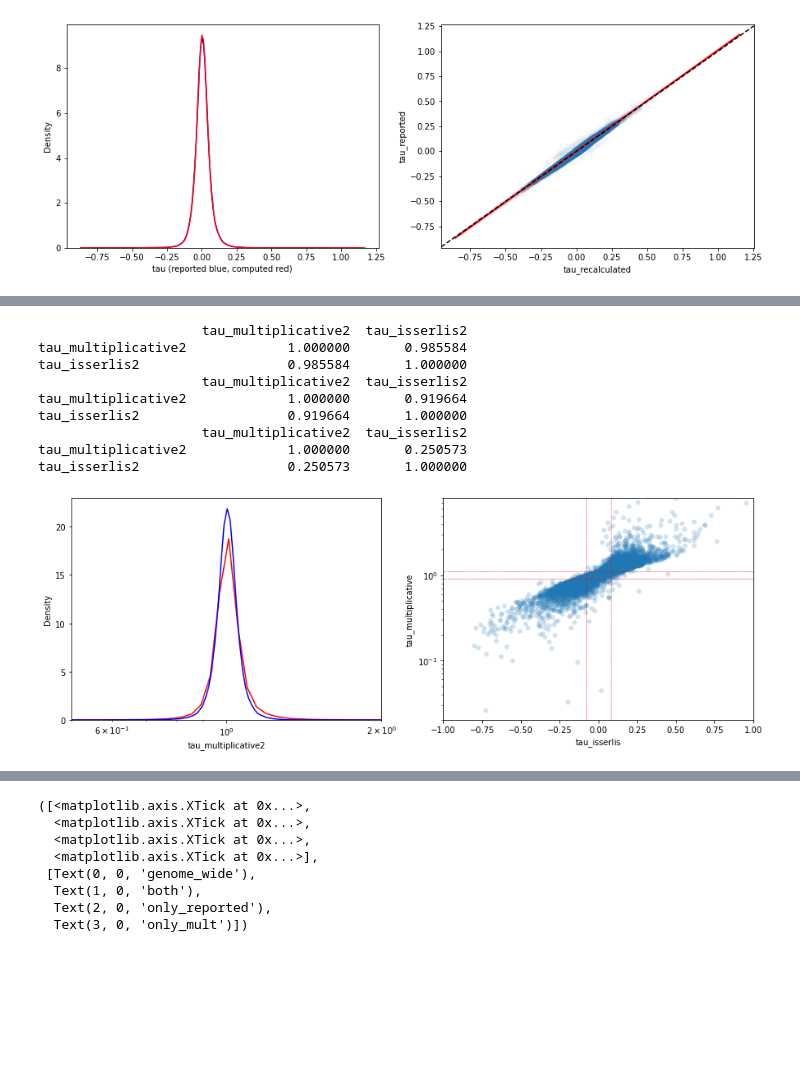
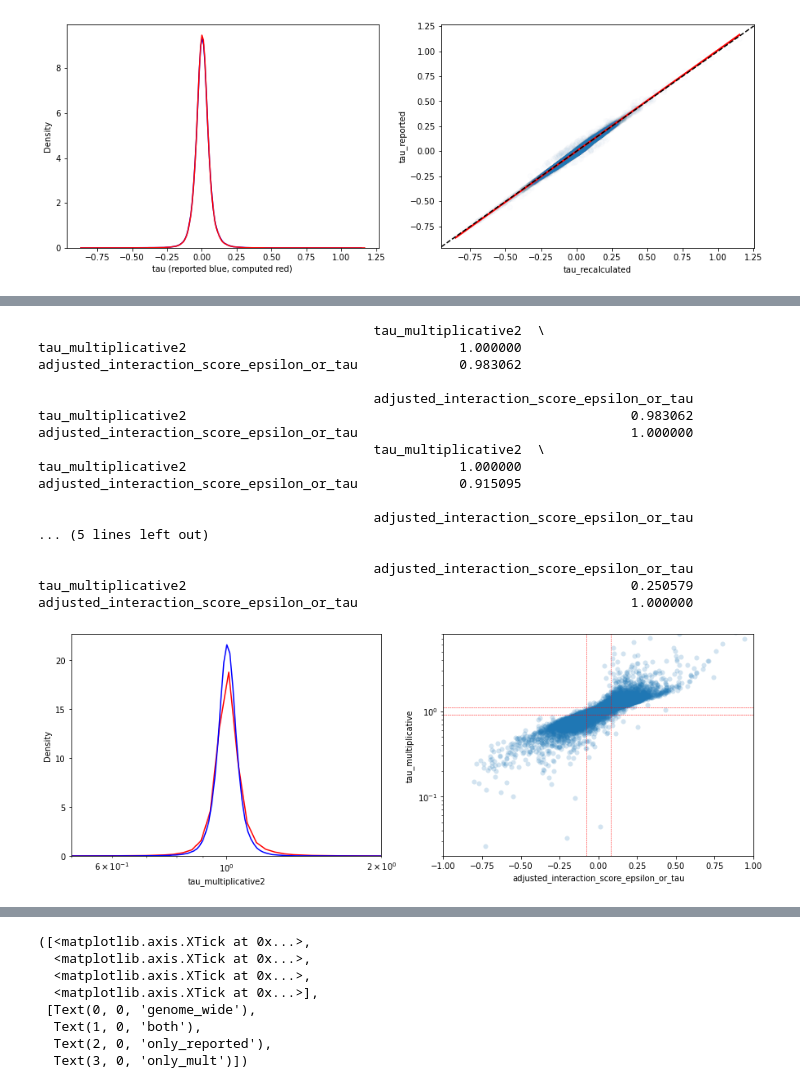
Before and after one commit to brian-arnold/epistasis_reanalysis, a Jupyter notebook: yeast_screens/Kuzmin2020.ipynb, the cells around one changed output, grey strips where cells are left out. Drawn from its saved outputs; the diff is of its cells as text; code cells hidden in the pictures; blank space fills up the shorter version.

```diff
--- a/yeast_screens/Kuzmin2020.ipynb
+++ b/yeast_screens/Kuzmin2020.ipynb
@@ -465 +233,18 @@ else:
+# %%
+# This logical switch is used to change all downstream analyses
+
+use_reported_double_mutant_fitnesses = False
+compare_to_reported_values = True # if False, compare instead to values recalculated with isserlis formula
+
+if use_reported_double_mutant_fitnesses:
+    multiplicative = "tau_multiplicative"
+    isserlis = "tau_isserlis"
+else:
+    multiplicative = "tau_multiplicative2"
+    isserlis = "tau_isserlis2"
+
+if compare_to_reported_values:
+    compare = "adjusted_interaction_score_epsilon_or_tau"
+else:
+    compare = isserlis
 # %%
@@ -485,45 +276,49 @@ confirming (should be 0.08): 0.07998704170448599
 corresponding cutoffs for multiplicative model:  0.9051323011432824 1.1071547776828774
 corresponding cutoffs for isserlis model:  -0.07906997897906282 0.07887639643511797
 # %%
+# How do multiplicative values compare to
+
 fig, axs = plt.subplots(ncols=2, figsize=(15,5))
 
 bw_param =10
 p = sns.kdeplot(df[multiplicative], ax = axs[0], color="red", log_scale=True)
-p = sns.kdeplot(df[isserlis]+1, ax = axs[0], color="blue")
+# add one so distributions are more comparable
+p = sns.kdeplot(df[compare]+1, ax = axs[0], color="blue")
 axs[0].set_xlim(0.5,2)
 
-p = sns.scatterplot(x=df[isserlis],
+p = sns.scatterplot(x=df[compare],
             y=df[multiplicative],
             alpha=0.2,
             linewidth=0,
             ax=axs[1])
-p.set(xlabel='tau_isserlis', ylabel='tau_multiplicative')
+p.set(xlabel=compare, ylabel='tau_multiplicative')
 axs[1].set_xlim(-1,1)
 axs[1].set_yscale('log')
 axs[1].set_ylim(0.02,8)
 axs[1].axhline(tau_mult_neg_sig_val, color="red", linestyle="--", linewidth=0.5)
 axs[1].axhline(tau_mult_pos_sig_val, color="red", linestyle="--", linewidth=0.5)
 axs[1].axvline(-0.08, color="red", linestyle="--", linewidth=0.5)
 axs[1].axvline(0.08, color="red", linestyle="--", linewidth=0.5)
 
-"""p = sns.scatterplot(x=np.sort(df[isserlis])+1,
-                    y=np.sort(df[multiplicative]),
-                    ax = axs[2])
-p.set(xlabel='tau_isserlis', ylabel='tau_multiplicative')
-axs[2].set(xscale="log", yscale="log")
-axs[2].set_ylim(0.01,100)"""
-
-print(df[[multiplicative, isserlis]].corr(method="spearman"))
-print(df[[multiplicative, isserlis]].corr(method="kendall"))
-print(df[[multiplicative, isserlis]].corr(method="pearson"))
+print(df[[multiplicative, compare]].corr(method="spearman"))
+print(df[[multiplicative, compare]].corr(method="kendall"))
+print(df[[multiplicative, compare]].corr(method="pearson"))
 # %% [output]
-                     tau_multiplicative2  tau_isserlis2
-tau_multiplicative2             1.000000       0.985584
-tau_isserlis2                   0.985584       1.000000
-                     tau_multiplicative2  tau_isserlis2
-tau_multiplicative2             1.000000       0.919664
-tau_isserlis2                   0.919664       1.000000
-                     tau_multiplicative2  tau_isserlis2
-tau_multiplicative2             1.000000       0.250573
-tau_isserlis2                   0.250573       1.000000
+                                           tau_multiplicative2  \
+tau_multiplicative2                                   1.000000
+adjusted_interaction_score_epsilon_or_tau             0.983062
+
+                                           adjusted_interaction_score_epsilon_or_tau
+tau_multiplicative2                                                         0.983062
+adjusted_interaction_score_epsilon_or_tau                                   1.000000
+                                           tau_multiplicative2  \
+tau_multiplicative2                                   1.000000
+adjusted_interaction_score_epsilon_or_tau             0.915095
+
+                                           adjusted_interaction_score_epsilon_or_tau
+... (5 lines left out)
+
+                                           adjusted_interaction_score_epsilon_or_tau
+tau_multiplicative2                                                         0.250579
+adjusted_interaction_score_epsilon_or_tau                                   1.000000
-[figure, old version]
+[figure, new version]
```
Also changed, not shown: parts of 30 cells of this notebook, 2 other files.
